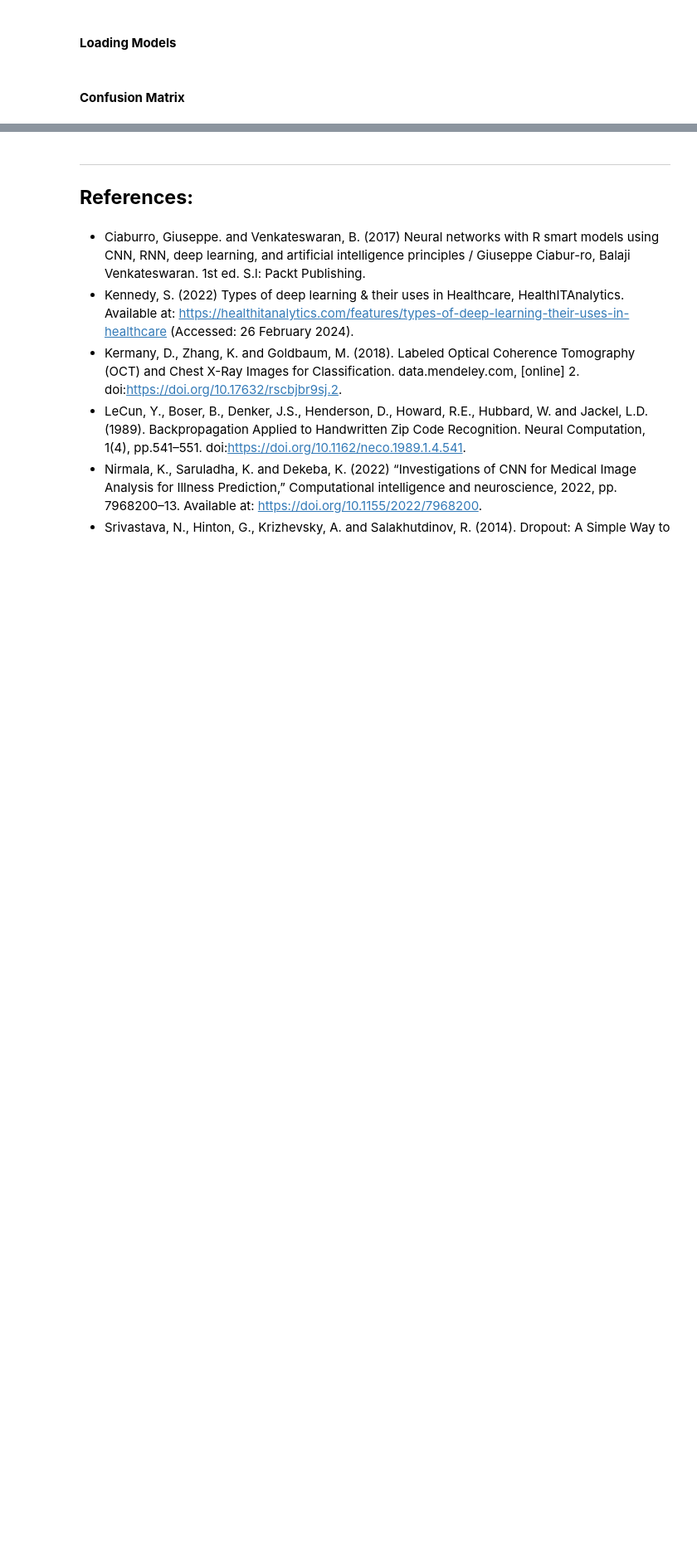
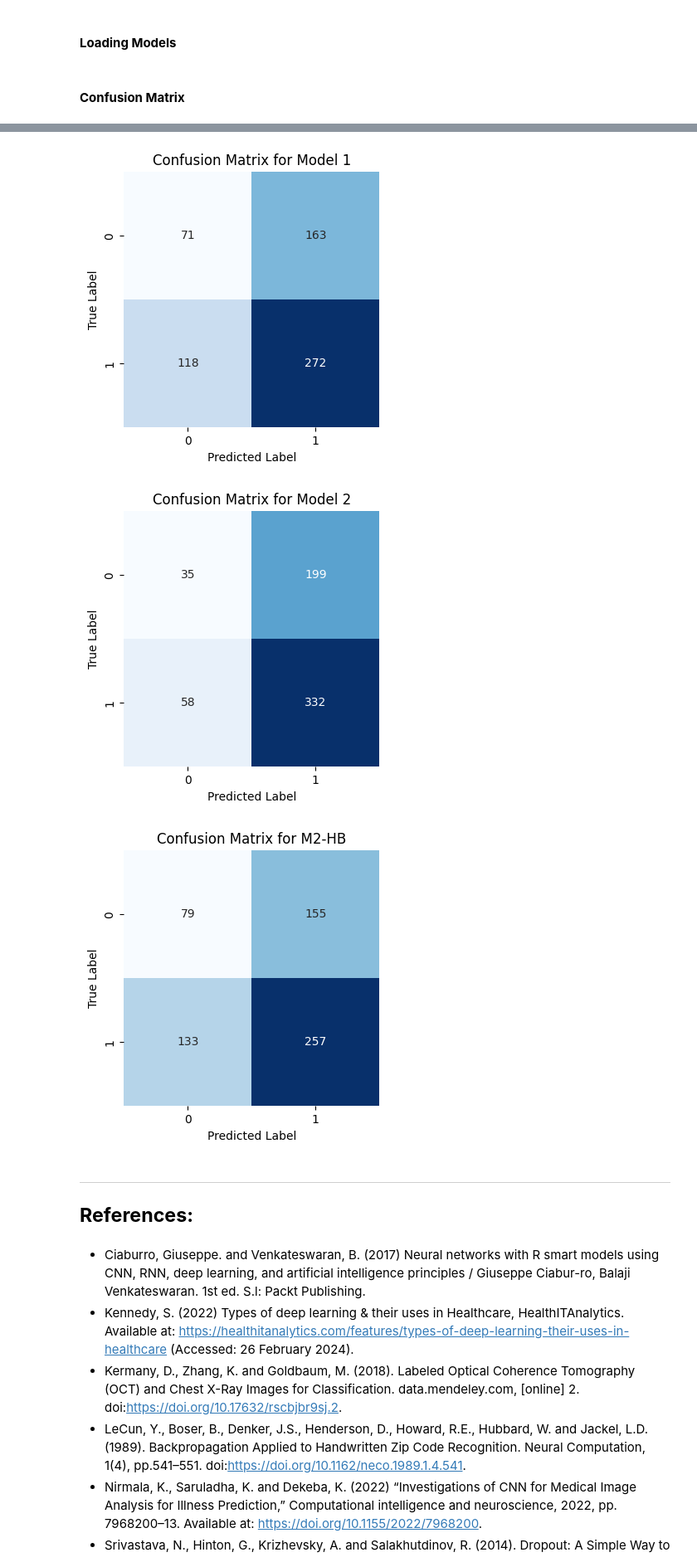
Before and after one commit to AndyMDH/pneumonia_detection_cnn, a Jupyter notebook: main.ipynb, the cells around one changed output, grey strips where cells are left out. Shown at 83% size. Saved outputs shown, nothing was run; the diff lists cells and outputs as text; code cells hidden in the pictures; blank space fills up the shorter version.

```diff
--- a/main.ipynb
+++ b/main.ipynb
@@ -876,21 +880,19 @@ conf_matrix_m1_hb = evaluate_model(load_model_m1_hb, test_data_generator)
 # %%
 def plot_confusion_matrix(cm, title):
-    fig, ax = plt.subplots(1, 2, figsize=(12, 4))
-    sns.heatmap(cm, annot=True, fmt="d", cmap='Blues', cbar=False, square=True, ax=ax[0])
-    ax[0].set_title(title[0])
-    ax[0].set_xlabel('Predicted Label')
-    ax[0].set_ylabel('True Label')
-
-    sns.heatmap(cm, annot=True, fmt="d", cmap='Blues', cbar=False, square=True, ax=ax[1])
-    ax[1].set_title(title[1])
-    ax[1].set_xlabel('Predicted Label')
-    ax[1].set_ylabel('True Label')
-
+    plt.figure(figsize=(4, 4))
+    sns.heatmap(cm, annot=True, fmt="d", cmap='Blues', cbar=False, square=True)
+    plt.title(title)
+    plt.xlabel('Predicted Label')
+    plt.ylabel('True Label')
     plt.show()
 # %%
 plot_confusion_matrix(conf_matrix_model_1, 'Confusion Matrix for Model 1')
 plot_confusion_matrix(conf_matrix_model_2, 'Confusion Matrix for Model 2')
-plot_confusion_matrix(conf_matrix_m1_hb, 'Confusion Matrix for M1-HB')
+plot_confusion_matrix(conf_matrix_m1_hb, 'Confusion Matrix for M2-HB')
+# %% [output]
+[figure, added]
+[figure, added]
+[figure, added]
 # %% [markdown]
 ---
 ## **References:**
```
Also changed, not shown: parts of 1 cell of this notebook.
